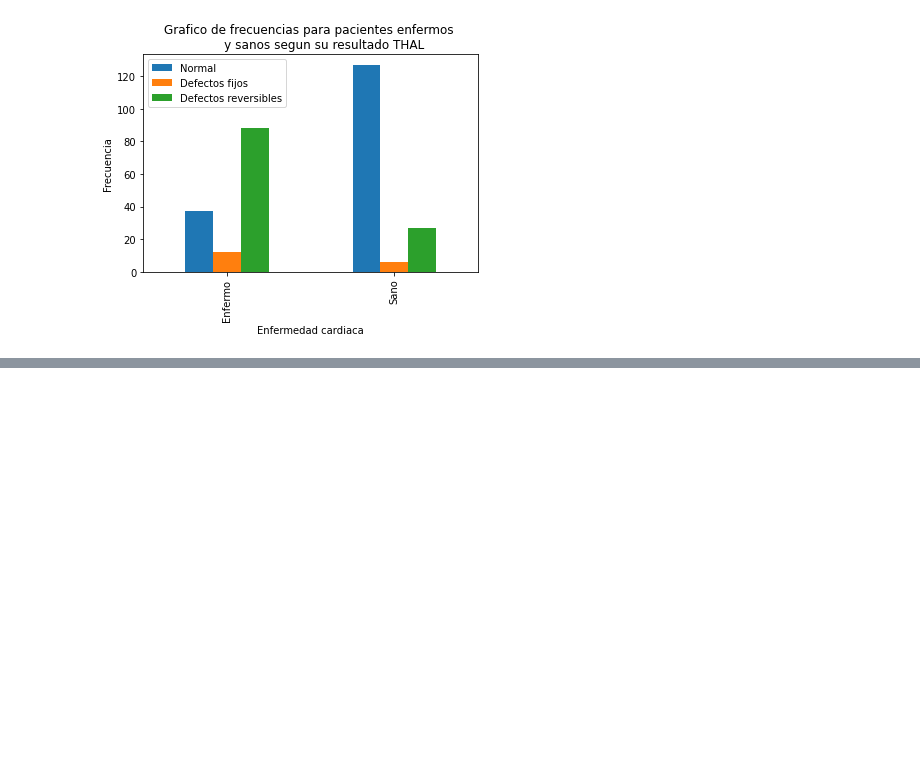
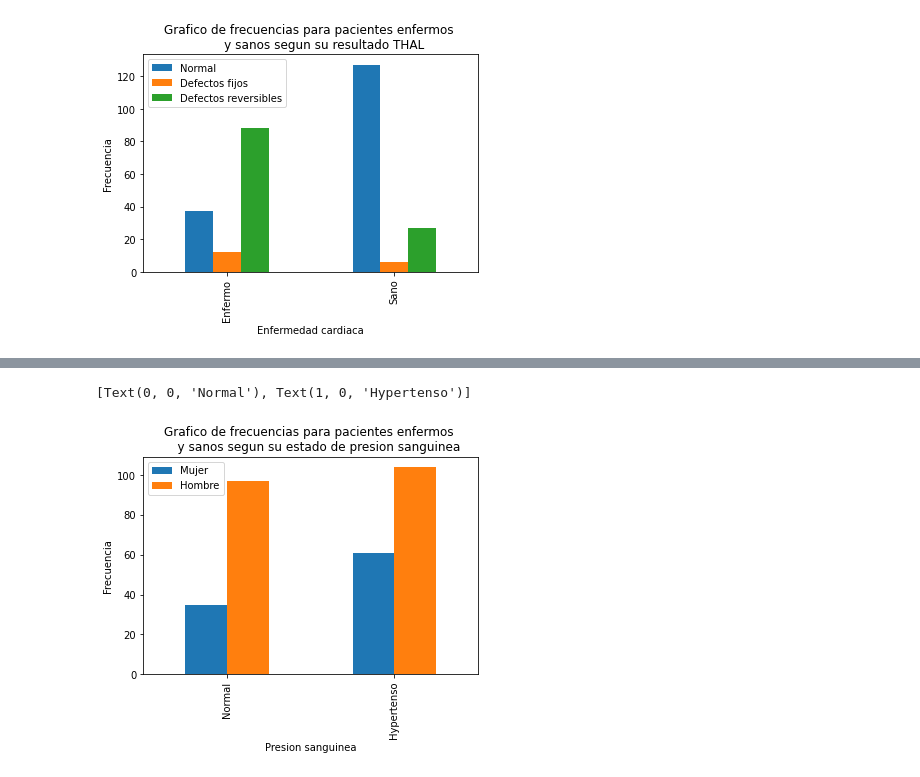
Before and after one commit to pjcortes716/PROYECTO1_ACPTD, a Jupyter notebook: EDA.ipynb, the cells around one changed output, grey strips where cells are left out. Saved outputs shown, nothing was run; the diff lists cells and outputs as text; code cells hidden in the pictures; blank space fills up the shorter version.

```diff
--- a/EDA.ipynb
+++ b/EDA.ipynb
@@ -282,0 +322,9 @@ ax.set(ylabel="Frecuencia",xlabel="Enfermedad cardiaca",title="""Grafico de frec
+# %%
+ax=pd.crosstab(index=heart_disease_mod["PRESION_SAN"],columns=heart_disease_mod["SEXO"]).plot(kind="bar")
+ax.legend(["Mujer","Hombre"])
+ax.set(ylabel="Frecuencia",xlabel="Presion sanguinea",title="""Grafico de frecuencias para pacientes enfermos
+    y sanos segun su estado de presion sanguinea""")
+ax.set_xticklabels(["Normal","Hypertenso"])
+# %% [output]
+[Text(0, 0, 'Normal'), Text(1, 0, 'Hypertenso')]
+[figure, added]
```
Also changed, not shown: parts of 23 cells of this notebook.
